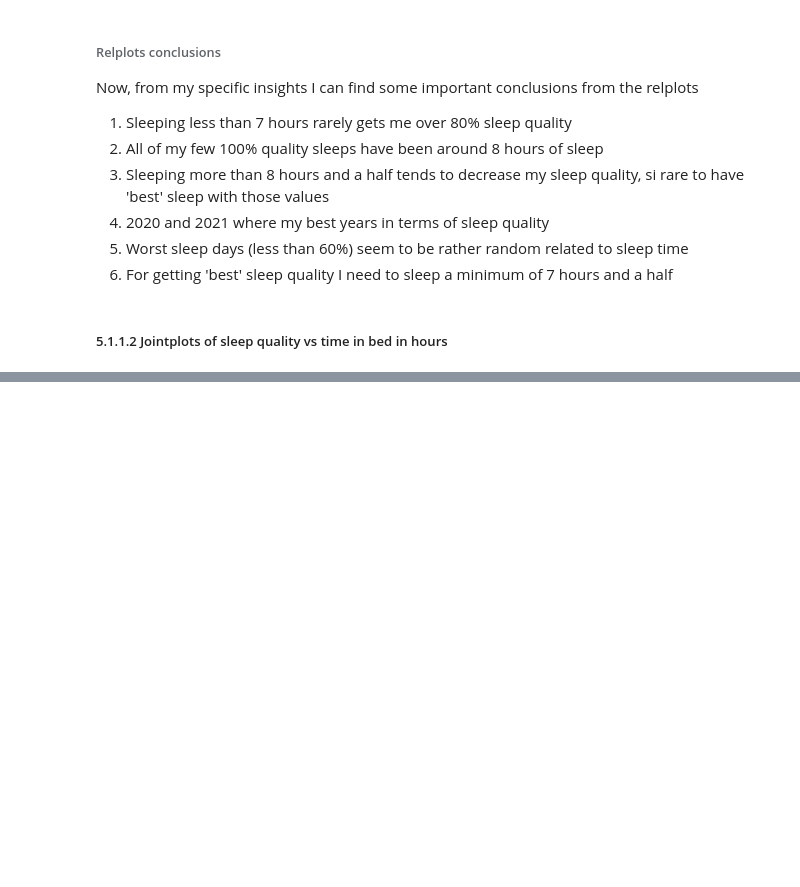
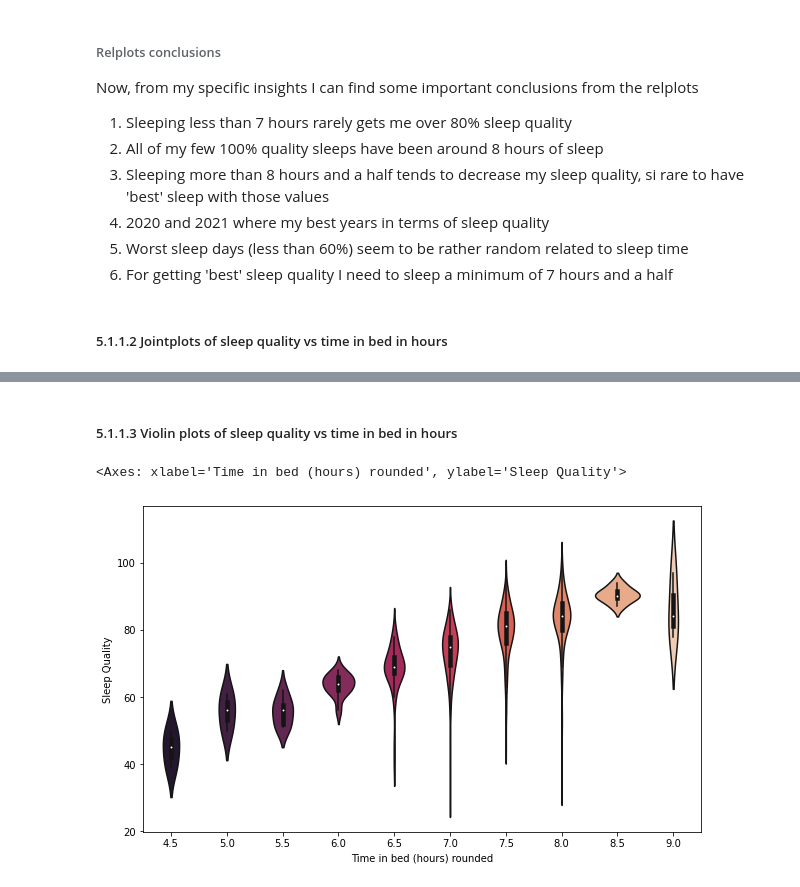
Before and after one commit to JRamirex/SleepCycleAnalyzer, a Jupyter notebook: SleepAnalyzer.ipynb, the cells around one changed output, grey strips where cells are left out. Drawn from its saved outputs; the diff is of its cells as text; code cells hidden in the pictures; blank space fills up the shorter version.

Commit message:
Add sleep quality vs tart hour and time in bed

```diff
--- a/SleepAnalyzer.ipynb
+++ b/SleepAnalyzer.ipynb
@@ -501,0 +500,15 @@ plt.show()
+# %% [markdown]
+##### 5.1.1.3 Violin plots of sleep quality vs time in bed in hours
+# %%
+# General violin plot
+# Create a new column that rounds up the time in bed (hours) to the nearest half hour
+sleepData['Time in bed (hours) rounded'] = sleepData['Time in bed (hours)'].apply(lambda x: round(x*2)/2)
+
+# Set the figure size
+fig, ax = plt.subplots(figsize=(10, 6))
+
+# Plot a violin plot to see the distribution of sleep quality by time in bed (hours) rounded
+sns.violinplot(x="Time in bed (hours) rounded", y="Sleep Quality", data=sleepData, palette="rocket")
+# %% [output]
+<Axes: xlabel='Time in bed (hours) rounded', ylabel='Sleep Quality'>
+[figure, added]
```
Also changed, not shown: parts of 37 cells of this notebook, 1 other file.
